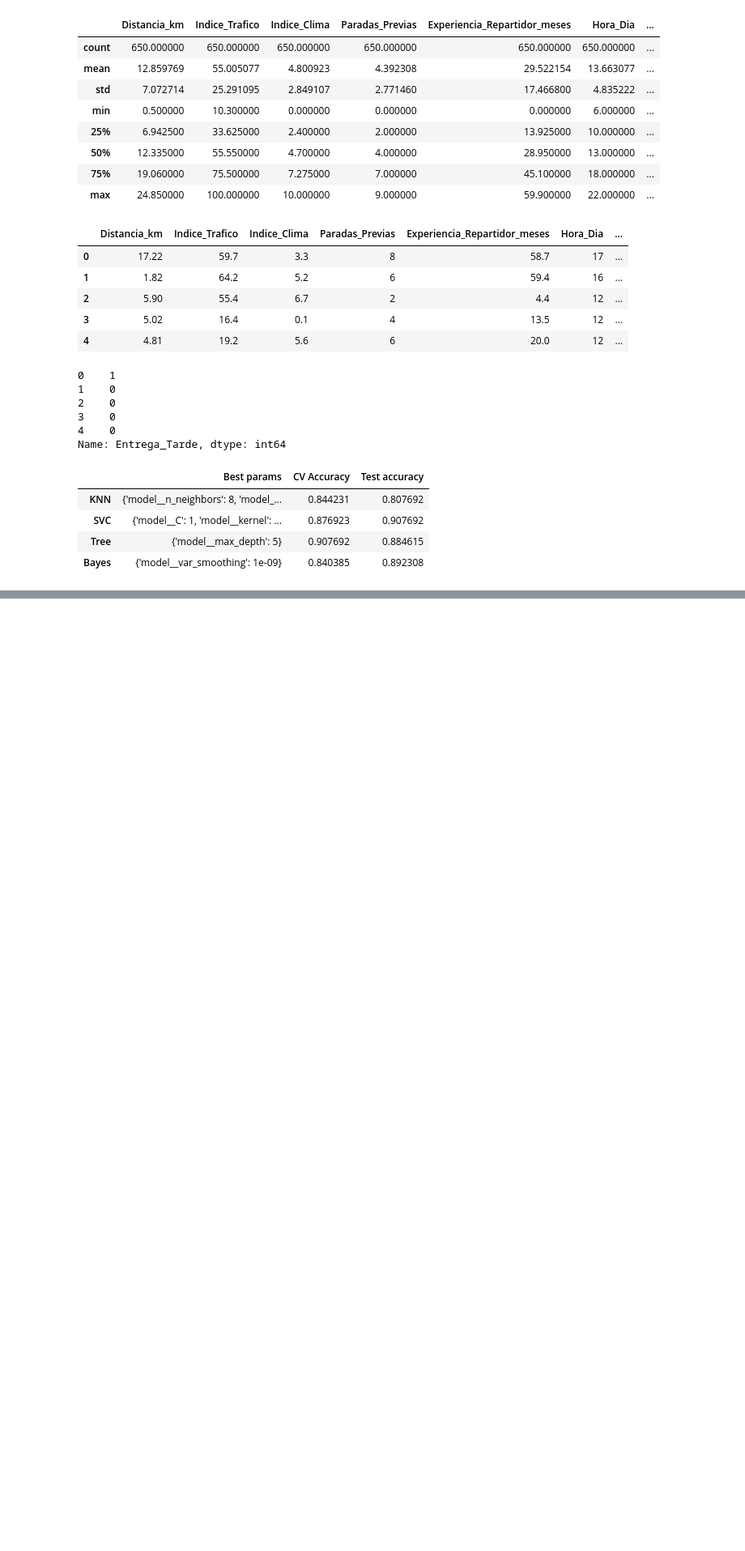
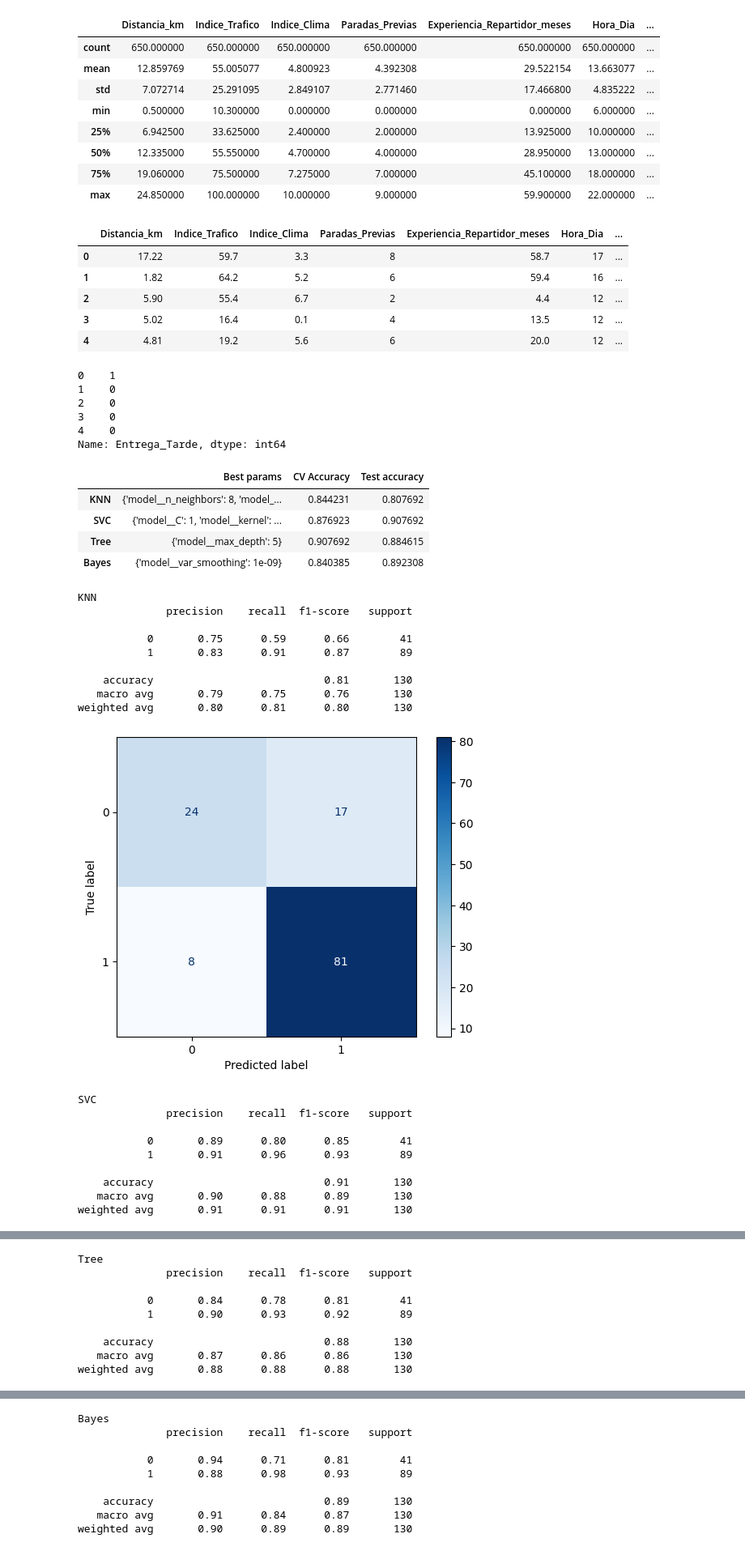
Before and after one commit to mikesaurio/MachineLearning, a Jupyter notebook: supervisado/bayes/Bayes_Base.ipynb, the cells around one changed output, grey strips where cells are left out. Shown at 81% size. Cells and saved outputs as stored; diff of their text form; code cells hidden in the pictures; blank space fills up the shorter version.

Commit message:
se modifica bayes

```diff
--- a/supervisado/bayes/Bayes_Base.ipynb
+++ b/supervisado/bayes/Bayes_Base.ipynb
@@ -111,3 +111,30 @@ result_data
 | SVC | {'model__C': 1, 'model__kernel': ... | 0.876923 | 0.907692 |
 | Tree | {'model__max_depth': 5} | 0.907692 | 0.884615 |
 | Bayes | {'model__var_smoothing': 1e-09} | 0.840385 | 0.892308 |
+# %%
+for name, model in best_models.items():
+    y_pred=model.predict(X_test)
+    print(name)
+    print(classification_report(Y_test, y_pred))
+    ConfusionMatrixDisplay.from_estimator(model, X_test, Y_test, cmap="Blues")
+    plt.show()
+# %% [output]
+KNN
+              precision    recall  f1-score   support
+
+           0       0.75      0.59      0.66        41
+           1       0.83      0.91      0.87        89
+
+    accuracy                           0.81       130
+   macro avg       0.79      0.75      0.76       130
+weighted avg       0.80      0.81      0.80       130
+[figure, added]
+SVC
+              precision    recall  f1-score   support
+
+           0       0.89      0.80      0.85        41
+           1       0.91      0.96      0.93        89
+
+    accuracy                           0.91       130
+   macro avg       0.90      0.88      0.89       130
+weighted avg       0.91      0.91      0.91       130
@@ -113,0 +142,9 @@ result_data
+Tree
+              precision    recall  f1-score   support
+
+           0       0.84      0.78      0.81        41
+           1       0.90      0.93      0.92        89
+
+    accuracy                           0.88       130
+   macro avg       0.87      0.86      0.86       130
+weighted avg       0.88      0.88      0.88       130
@@ -113,0 +152,9 @@ result_data
+Bayes
+              precision    recall  f1-score   support
+
+           0       0.94      0.71      0.81        41
+           1       0.88      0.98      0.93        89
+
+    accuracy                           0.89       130
+   macro avg       0.91      0.84      0.87       130
+weighted avg       0.90      0.89      0.89       130
```
Also changed, not shown: parts of 1 cell of this notebook, 2 other files.
